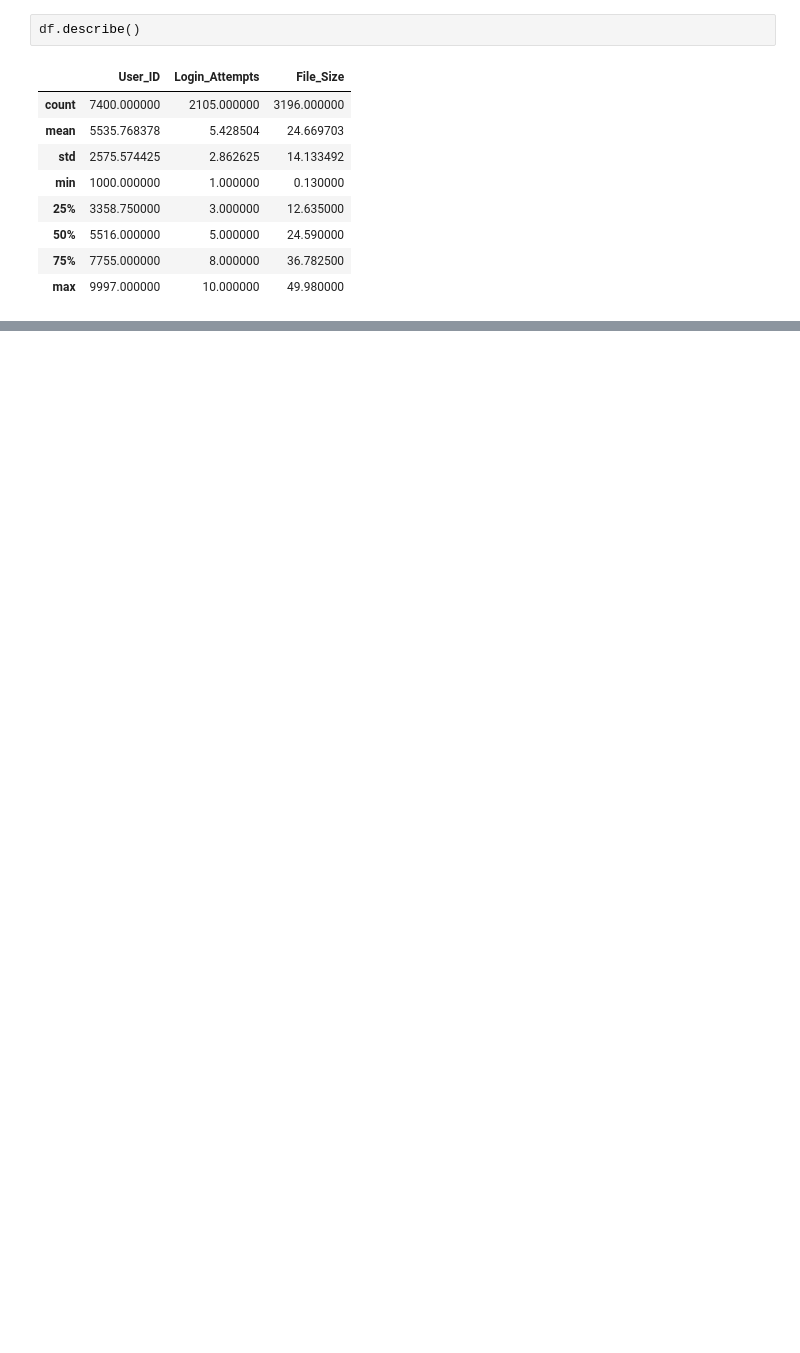
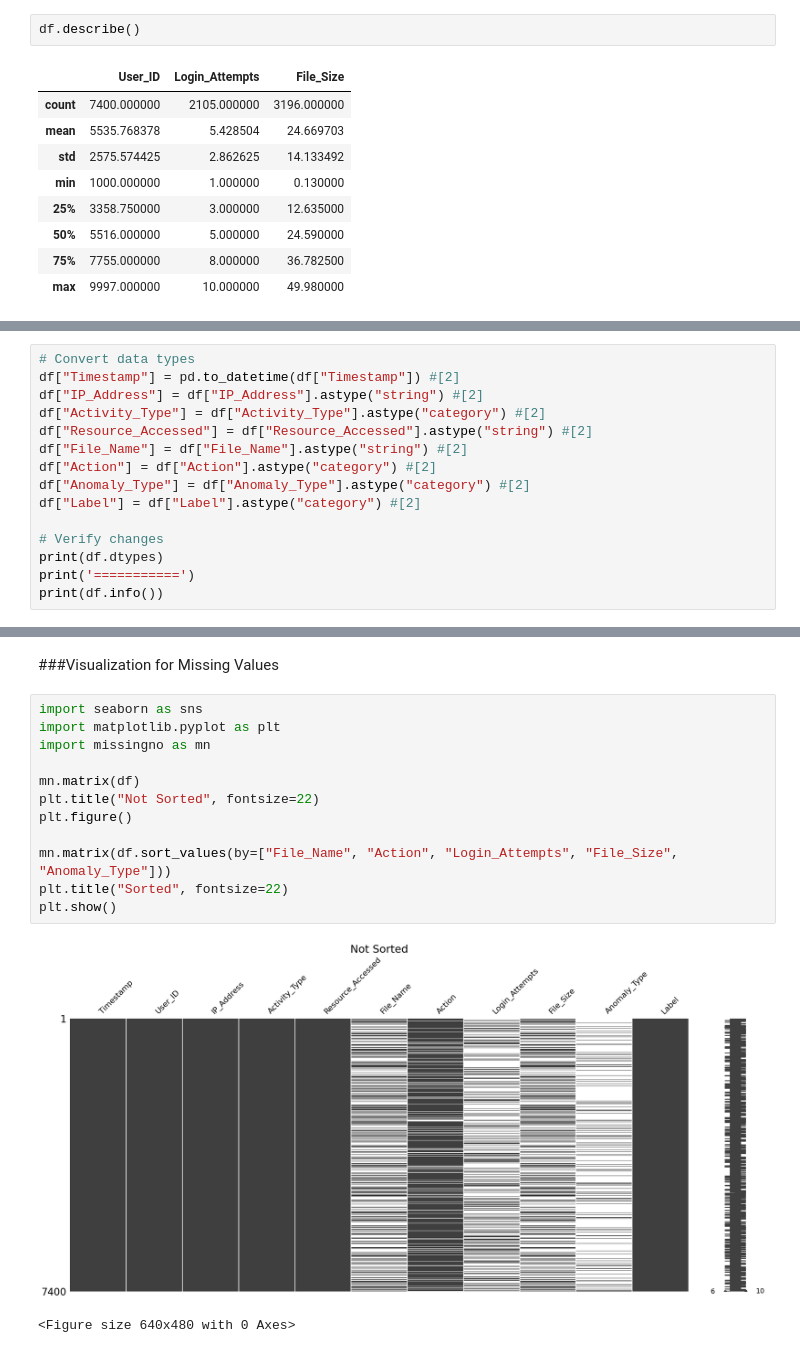
Before and after one commit to cammylexi/CS2341-Assignment-3, a Jupyter notebook: Lab0.ipynb, the cells around one changed output, grey strips where cells are left out. Saved outputs shown, nothing was run; the diff lists cells and outputs as text; blank space fills up the shorter version.

```diff
--- a/Lab0.ipynb
+++ b/Lab0.ipynb
@@ -243,0 +110,15 @@ plt.show()
+# %%
+# Convert data types
+df["Timestamp"] = pd.to_datetime(df["Timestamp"]) #[2]
+df["IP_Address"] = df["IP_Address"].astype("string") #[2]
+df["Activity_Type"] = df["Activity_Type"].astype("category") #[2]
+df["Resource_Accessed"] = df["Resource_Accessed"].astype("string") #[2]
+df["File_Name"] = df["File_Name"].astype("string") #[2]
+df["Action"] = df["Action"].astype("category") #[2]
+df["Anomaly_Type"] = df["Anomaly_Type"].astype("category") #[2]
+df["Label"] = df["Label"].astype("category") #[2]
+
+# Verify changes
+print(df.dtypes)
+print('===========')
+print(df.info())
@@ -243,0 +170,17 @@ plt.show()
+# %% [markdown]
+###Visualization for Missing Values
+# %%
+import seaborn as sns
+import matplotlib.pyplot as plt
+import missingno as mn
+
+mn.matrix(df)
+plt.title("Not Sorted", fontsize=22)
+plt.figure()
+
+mn.matrix(df.sort_values(by=["File_Name", "Action", "Login_Attempts", "File_Size", "Anomaly_Type"]))
+plt.title("Sorted", fontsize=22)
+plt.show()
+# %% [output]
+[figure, added]
+<Figure size 640x480 with 0 Axes>
```
Also changed, not shown: parts of 65 cells of this notebook.
